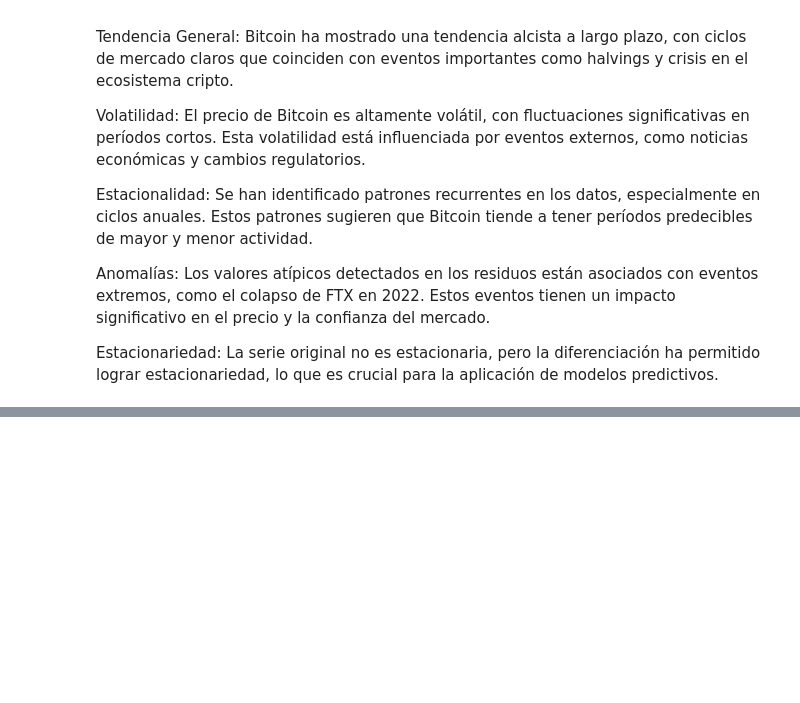
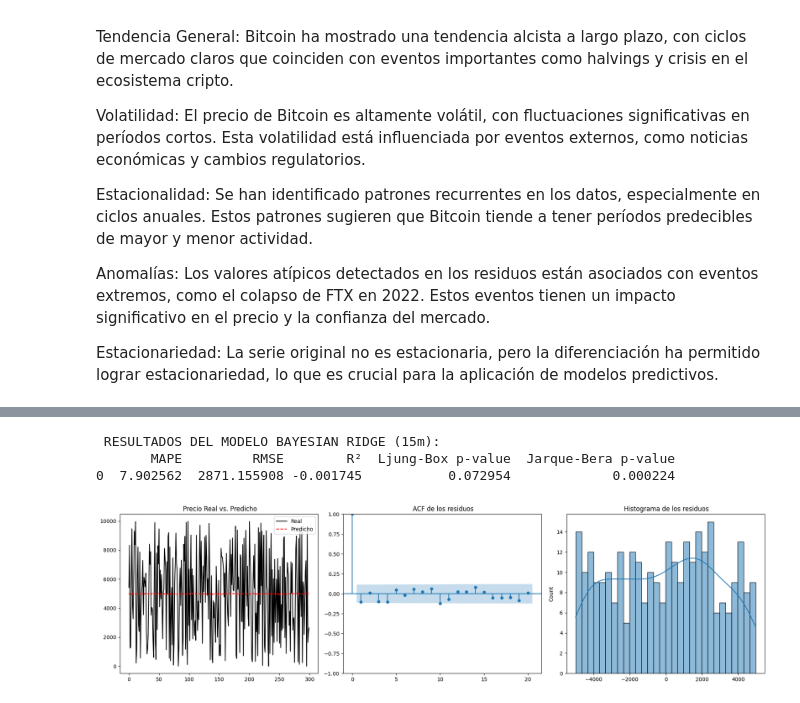
Before and after one commit to Nicoplayz58/ml-project, a Jupyter notebook: _sources/bitcoin.ipynb, the cells around one changed output, grey strips where cells are left out. Cells and saved outputs as stored; diff of their text form; code cells hidden in the pictures; blank space fills up the shorter version.

```diff
--- a/_sources/bitcoin.ipynb
+++ b/_sources/bitcoin.ipynb
@@ -445,0 +727,80 @@ Estacionariedad: La serie original no es estacionaria, pero la diferenciación h
+# %%
+import numpy as np
+import pandas as pd
+import matplotlib.pyplot as plt
+import seaborn as sns
+from sklearn.linear_model import BayesianRidge
+from sklearn.metrics import mean_absolute_percentage_error, mean_squared_error, r2_score
+from statsmodels.stats.diagnostic import acorr_ljungbox
+import statsmodels.api as sm
+
+# Cargar datos de entrenamiento y prueba (simulados en este caso)
+# Asegúrate de reemplazar esto con tus datos reales
+np.random.seed(42)
+X_train_15m = np.random.rand(1000, 5)
+y_train_15m = np.random.rand(1000) * 10000
+X_test_15m = np.random.rand(300, 5)
+y_test_15m = np.random.rand(300) * 10000
+
+# Inicializar y entrenar el modelo Bayesian Ridge
+bayes_ridge_15m = BayesianRidge()
+bayes_ridge_15m.fit(X_train_15m, y_train_15m)
+
+# Predicciones
+y_pred_15m = bayes_ridge_15m.predict(X_test_15m)
+
+# Calcular residuos
+residuals = y_test_15m - y_pred_15m
+
+# MÉTRICAS DE EVALUACIÓN
+mape = mean_absolute_percentage_error(y_test_15m, y_pred_15m)
+rmse = np.sqrt(mean_squared_error(y_test_15m, y_pred_15m))
+r2 = r2_score(y_test_15m, y_pred_15m)
+
+# Prueba de Ljung-Box (autocorrelación de residuos)
+ljung_box_result = acorr_ljungbox(residuals, lags=[10], return_df=True)
+ljung_box_pvalue = ljung_box_result['lb_pvalue'].iloc[0]
+
+# Prueba de Jarque-Bera (normalidad de residuos)
+jb_result = sm.stats.jarque_bera(residuals)
+jb_stat, jb_pvalue, _, _ = jb_result
+
+# Crear tabla de resultados
+results_df = pd.DataFrame({
+    'MAPE': [mape],
+    'RMSE': [rmse],
+    'R²': [r2],
+    'Ljung-Box p-value': [ljung_box_pvalue],
+    'Jarque-Bera p-value': [jb_pvalue]
+})
+
+print("\n RESULTADOS DEL MODELO BAYESIAN RIDGE (15m):")
+print(results_df)
+
+# GRAFICAR RESULTADOS
+fig, axes = plt.subplots(1, 3, figsize=(18, 5))
+
+#  Precio real vs Predicho
+axes[0].plot(y_test_15m, label="Real", color="black")
+axes[0].plot(y_pred_15m, label="Predicho", color="red", linestyle="dashed")
+axes[0].set_title(" Precio Real vs. Predicho")
+axes[0].legend()
+
+# Autocorrelación de residuos (ACF)
+sm.graphics.tsa.plot_acf(residuals, lags=20, ax=axes[1])
+axes[1].set_title(" ACF de los residuos")
+
+# Histograma de los residuos
+sns.histplot(residuals, bins=30, kde=True, ax=axes[2])
+axes[2].set_title(" Histograma de los residuos")
+
+plt.tight_layout()
+plt.show()
+
+# Devolver las métricas para análisis adicional
+results_df
+# %% [output]
+ RESULTADOS DEL MODELO BAYESIAN RIDGE (15m):
+       MAPE         RMSE        R²  Ljung-Box p-value  Jarque-Bera p-value
+0  7.902562  2871.155908 -0.001745           0.072954             0.000224
+[figure, added]
```
Also changed, not shown: parts of 88 cells of this notebook, 19 other files.
